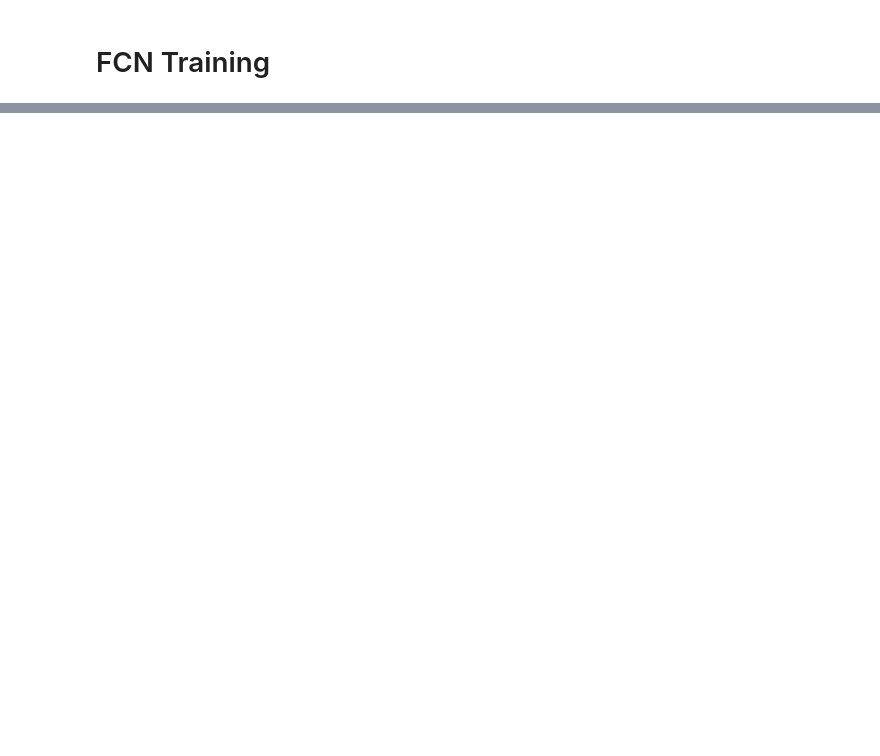
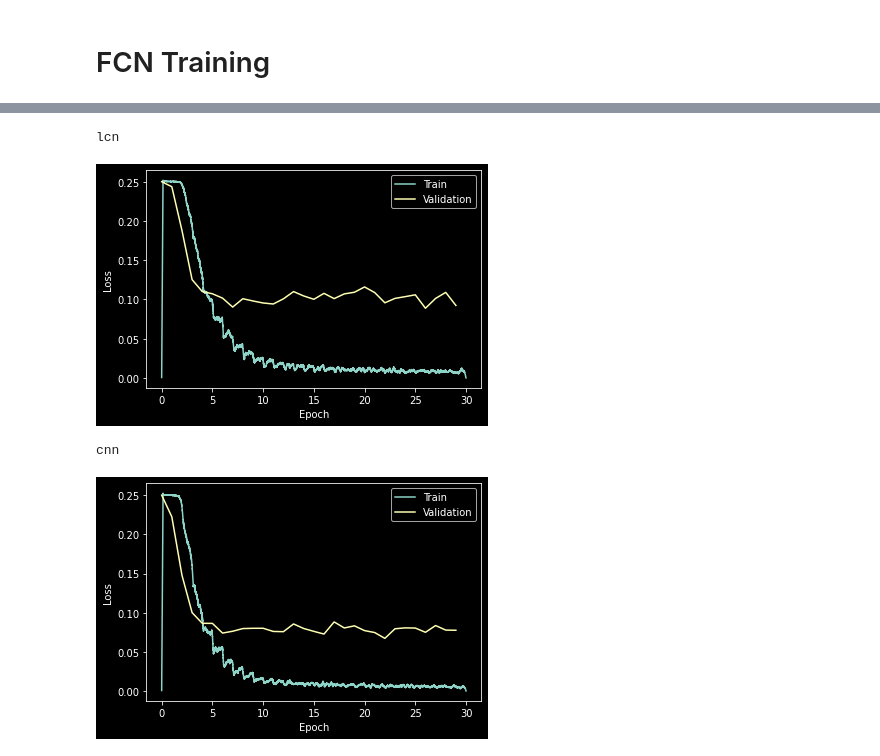
Before and after one commit to okitouni/Learning-symmetries, a Jupyter notebook: ReproducingCompSeparation.ipynb, the cells around one changed output, grey strips where cells are left out. Cells and saved outputs as stored; diff of their text form; code cells hidden in the pictures; blank space fills up the shorter version.

```diff
--- a/ReproducingCompSeparation.ipynb
+++ b/ReproducingCompSeparation.ipynb
@@ -295,0 +201,8 @@ plt.hist((torch.Tensor(100)).flatten().numpy())
+# %%
+# Train the lcn for 100 epochs
+outdim = int(np.floor((h_digit*n_digits - kernel_size)/stride) + 1)
+lcn = sym.models.LCN(1, out_channels=1, h=h_digit, w=w_digit*n_digits, nfilters=nfilters,hidden=hidden,
+                     kernel_size=kernel_size, stride=stride, readout_activation=torch.nn.Sigmoid())
+lcn.to(device)
+lcn.optimizer = torch.optim.Adam(lcn.parameters(),lr=lr)
+losses_train_lcn, losses_val_lcn = train_loop(lcn,T=T,log_step=log_step)
@@ -319,0 +297,10 @@ KeyboardInterrupt:
+# %%
+print("lcn")
+plot_loss(losses_train_lcn, losses_val_lcn,smoothing=500)
+print("cnn")
+plot_loss(losses_train_cnn, losses_val_cnn,smoothing=500)
+# %% [output]
+lcn
+[figure, added]
+cnn
+[figure, added]
```
Also changed, not shown: parts of 25 cells of this notebook, 2 other files.
